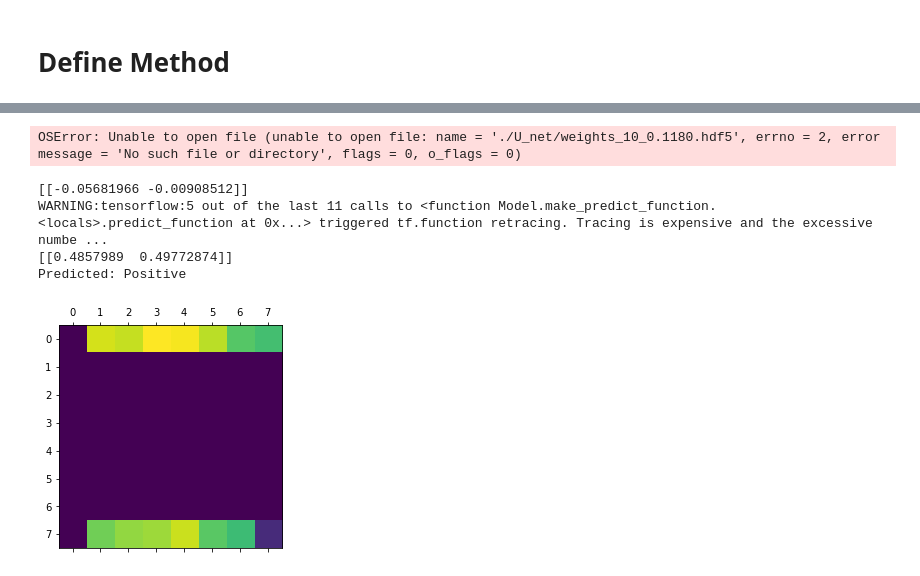
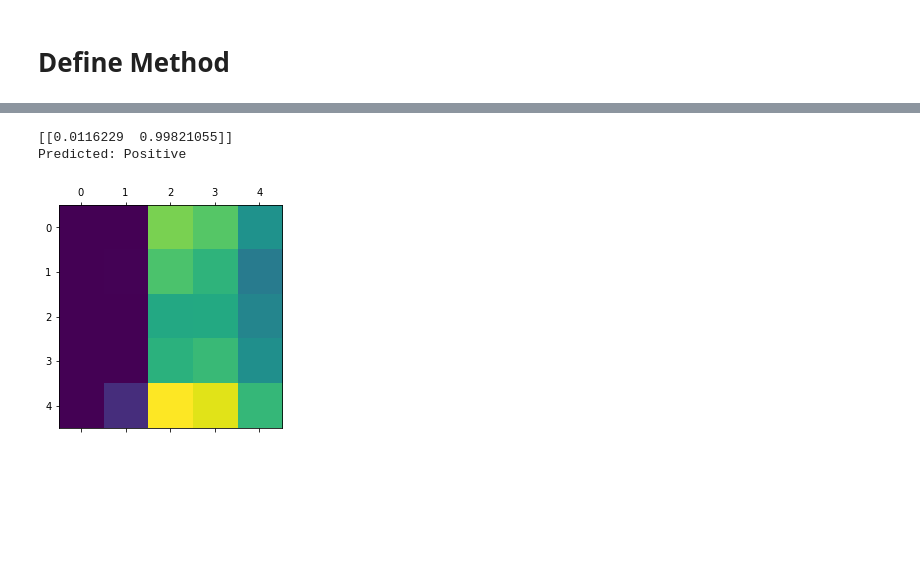
Before and after one commit to tobeor3009/pix2pix_mono_seg, a Jupyter notebook: grad_cam_구현.ipynb, the cells around one changed output, grey strips where cells are left out. Drawn from its saved outputs; the diff is of its cells as text; code cells hidden in the pictures; blank space fills up the shorter version.

```diff
--- a/grad_cam_구현.ipynb
+++ b/grad_cam_구현.ipynb
@@ -41,8 +41,7 @@ from tensorflow.keras.models import Model
 from tensorflow.keras.layers import Dense, GlobalAveragePooling2D
 from tensorflow.keras.activations import sigmoid
 
-loss_function = tf.keras.losses.BinaryCrossentropy(label_smoothing=0.05)
-base_model = ResNet50V2(
+base_model = InceptionV3(
     include_top=False,
     weights=None,
     input_tensor=None,
@@ -59,0 +97,11 @@ model = Model(base_model.inputs, activation_passed)
+# %%
+start_epoch = 0
+epochs = 200
+
+model.fit(
+    train_data_loader,
+#     validation_data=valid_data_loader,
+    epochs=epochs,
+    callbacks=[reduceLROnPlat, save_c, csv_logger],
+    initial_epoch=start_epoch
+)
@@ -154,0 +136,17 @@ def decode_classify_predictions(pred_array, index_to_label_dict):
+# %%
+import cv2
+import os
+import numpy as np
+
+def imread(img_path, channel=None):
+    img_byte_stream = open(img_path.encode("utf-8"), "rb")
+    img_byte_array = bytearray(img_byte_stream.read())
+    img_numpy_array = np.asarray(img_byte_array, dtype=np.uint8)
+    img_numpy_array = cv2.imdecode(
+        img_numpy_array, cv2.IMREAD_UNCHANGED)
+    if channel == "rgb":
+        img_numpy_array = cv2.cvtColor(
+            img_numpy_array, cv2.COLOR_BGR2RGB)
+    if len(img_numpy_array.shape) == 2:
+        img_numpy_array = np.expand_dims(img_numpy_array, axis=-1)
+    return img_numpy_array
@@ -163,7 +248,7 @@ conv5_block3_out
 # %%
 from PIL import Image
 
-img_index = 34857
+img_index = 38421
 
 img_size = (227,227)
 test_image_path = train_image_path[img_index]
@@ -194,38 +259,33 @@ ________________________________________________________________________________
-# %%
-model = Model(inputs=base_model.inputs, outputs=activation_passed)
-model.load_weights("./U_net/weights_10_0.1180.hdf5")
-# %% [output]
-OSError: Unable to open file (unable to open file: name = './U_net/weights_10_0.1180.hdf5', errno = 2, error message = 'No such file or directory', flags = 0, o_flags = 0)
 # %%
+last_conv_layer_name = "mixed10"
+
 from matplotlib import pyplot as plt
-
 # Prepare image
-img_array = get_img_array(test_image_path, size=img_size)
+img_array = get_img_array(test_image_path)
 img_array_normalized = (img_array / 127.5) - 1
-print(model.predict(img_array_normalized))
 # Make model
 model = Model(inputs=base_model.inputs, outputs=activation_passed)
-# model.load_weights("./U_net/weights_10_0.1180.hdf5")
+model.load_weights("./U_net/weights_02_0.0518.hdf5")
 # Remove last layer's softmax
 print(model.predict(img_array_normalized))
 
 # Print what the top predicted class is
 preds = model.predict(img_array_normalized)
 predicted_label = decode_classify_predictions(preds, index_to_label_dict)
+pred_index = label_to_index_dict[predicted_label]
+
 print(f"Predicted: {predicted_label}")
 
 # Generate class activation heatmap
-heatmap = make_gradcam_heatmap(img_array, model, last_conv_name, pred_index=label_to_index_dict[predicted_label])
+heatmap = make_gradcam_heatmap(img_array_normalized, model, last_conv_layer_name, pred_index=pred_index)
 
 # Display heatmap
 plt.matshow(heatmap)
 plt.show()
 # %% [output]
-[[-0.05681966 -0.00908512]]
-WARNING:tensorflow:5 out of the last 11 calls to <function Model.make_predict_function.<locals>.predict_function at 0x...> triggered tf.function retracing. Tracing is expensive and the excessive numbe ...
-[[0.4857989  0.49772874]]
+[[0.0116229  0.99821055]]
 Predicted: Positive
-[figure, old version]
+[figure, new version]
 # %%
 save_and_display_gradcam(test_image_path, heatmap)
 # %% [output]
```
Also changed, not shown: parts of 12 cells of this notebook, 10 other files.
